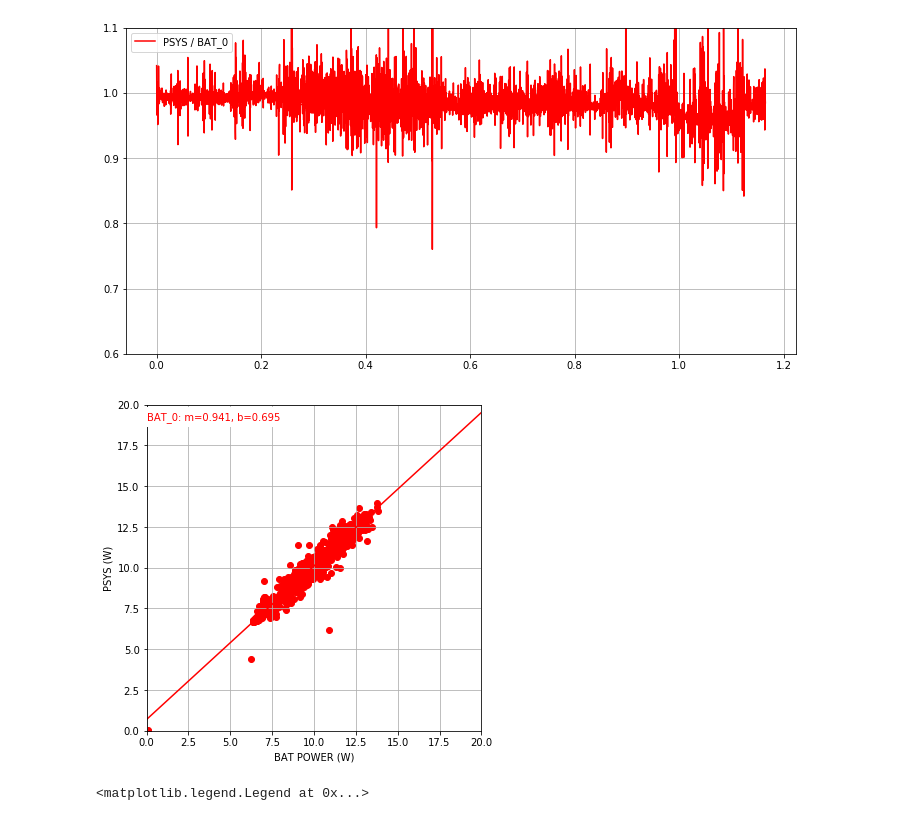
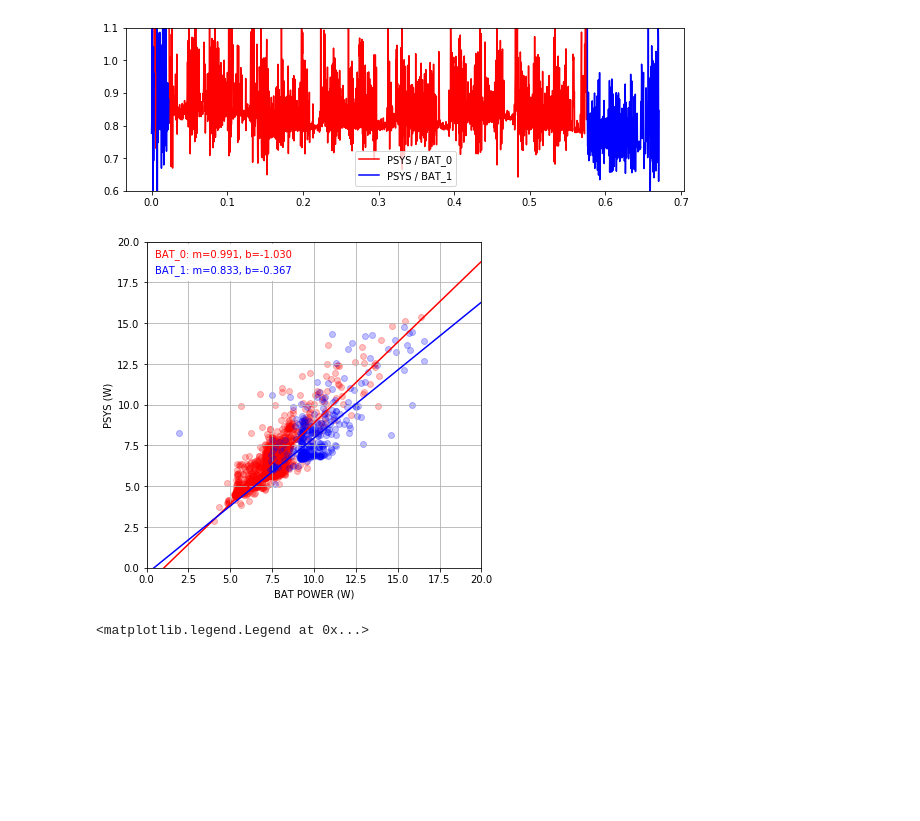
Before and after one commit to gocros/test, a Jupyter notebook: log/plot.ipynb, the cells around one changed output. Saved outputs shown, nothing was run; the diff lists cells and outputs as text; code cells hidden in the pictures; blank space fills up the shorter version.

Commit message:
'plot'

```diff
--- a/log/plot.ipynb
+++ b/log/plot.ipynb
@@ -6,7 +6,7 @@ import matplotlib.pyplot as plt
 import matplotlib.gridspec as gridspec
 %matplotlib inline
 
-DUAL_BAT = False
+DUAL_BAT = True
 
 def uj2w(t,e):
     w = [(e[1]-e[0])/(t[1]-t[0])/1e6]
@@ -80,12 +80,12 @@ ax3.set_ylabel('POWER (W)')
 
 p0 = df["i0"]*df["v0"]/1e12
 if np.mean(p0)!=0:
-    p0 = p0[p0!=0]
+    p0_ = np.array(p0[p0!=0])
 
 if DUAL_BAT:
     p1 = df["i1"]*df["v1"]/1e12
     if np.mean(p1)!=0:
-        p1 = p1[p1!=0]
+        p1_ = np.array(p1[p1!=0])
 
 num_bins = 64
 
@@ -96,8 +96,8 @@ ax90_1.grid(True)
 ax91_1.grid(True)
 
 # the histogram of the data
-n, bins, patches = ax90.hist(p0, num_bins, normed=1, facecolor='red', alpha=PLOT_ALPHA)
-ax90_1.hist(p0, bins=bins, normed=1, histtype='step', color='black', cumulative=True, label='CDF')
+n, bins, patches = ax90.hist(p0_, num_bins, normed=1, facecolor='red', alpha=PLOT_ALPHA)
+ax90_1.hist(p0_, bins=bins, normed=1, histtype='step', color='black', cumulative=True, label='CDF')
 ax90.set_ylabel('MDF')
 ax90_1.set_ylabel('CDF')
 ax90.set_xlabel('Lid Battery Power (W)')
@@ -105,12 +105,11 @@ ax90.set_xlim([min(p0),max(p0)])
 ax90_1.set_ylim([0,1])
 
 if DUAL_BAT:
-    n, bins, patches = ax91.hist(p1, num_bins, normed=1, facecolor='blue', alpha=PLOT_ALPHA)
-    ax91_1.hist(p1, bins=bins, normed=1, histtype='step', color='black', cumulative=True, label='CDF')
+    n, bins, patches = ax91.hist(p1_, num_bins, normed=1, facecolor='blue', alpha=PLOT_ALPHA)
+    ax91_1.hist(p1_, bins=bins, normed=1, histtype='step', color='black', cumulative=True, label='CDF')
     ax91.set_ylabel('MDF')
     ax91_1.set_ylabel('CDF')
     ax91.set_xlabel('Base Battery Power (W)')
     ax91.set_xlim([min(p1),max(p1)])
     ax91_1.set_ylim([0,1])
-    ax.grid()
 # %% [output]
@@ -118,37 +117,50 @@ if DUAL_BAT:
 # %%
 ## PSYS versus BAT_POWER
-fig,ax=plt.subplots(1,1,figsize=(12,6),facecolor='white')
-ax.plot(t, p0/sys_w, c='r', label='PSYS / BAT_0')
-ax.legend()
+fig,ax=plt.subplots(1,1,figsize=(10,3),facecolor='white')
+
+ax.plot(t, sys_w/p0, c='r', label='PSYS / BAT_0')
+ax.legend(facecolor='white')
 ax.grid()
 ax.set_ylim([0.6,1.1])
+
+if DUAL_BAT:
+    ax.plot(t, sys_w/p1, c='b', label='PSYS / BAT_1')
+    ax.legend(facecolor='white')
+    ax.grid()
+    ax.set_ylim([0.6,1.1])
 
 fig,ax=plt.subplots(1,1,figsize=(6,6),facecolor='white')
 x = np.linspace(0,20,num=10)
 
-ax.scatter(p0,sys_w,color='r', label='BAT0')
-z0 = np.polyfit(p0,sys_w,1)
+filt=1
+sys_w_ = np.array(sys_w[p0>filt])
+p0_ = np.array(p0[p0>filt])
+
+ax.scatter(p0_,sys_w_,color='r', label='BAT0', alpha=0.25)
+z0 = np.polyfit(p0_,sys_w_,1)
 y0 = np.poly1d(z0)
 ax.plot(x,y0(x),'r')
-ax.text(0.,19.1,"BAT_0: m={:.3f}, b={:.3f}".format(z0[0],z0[1]),
+ax.text(0.5,19.1,"BAT_0: m={:.3f}, b={:.3f}".format(z0[0],z0[1]),
         color='r', backgroundcolor='white')
 ax.set_xlabel('TIME (HOUR)')
 
 if DUAL_BAT:
-    ax.scatter(p1,sys_w,color='b', label='BAT1')
-    z1 = np.polyfit(p1,sys_w,1)
+    sys_w_ = np.array(sys_w[p1>filt])
+    p1_ = np.array(p1[p1>filt])
+    ax.scatter(p1_,sys_w_,color='b', label='BAT1', alpha=0.25)
+    z1 = np.polyfit(p1_,sys_w_,1)
     y1 = np.poly1d(z1)
     ax.plot(x,y1(x),'b')
     ax.text(0.5,18.1,"BAT_1: m={:.3f}, b={:.3f}".format(z1[0],z1[1]),
             color='b', backgroundcolor='white')
 
 ax.axis([0,20,0,20])
 ax.set_xlabel('BAT POWER (W)')
 ax.set_ylabel('PSYS (W)')
 ax.grid()
 # %% [output]
-[figure, old version]
+[figure, new version]
-[figure, old version]
+[figure, new version]
 # %%
 fig,ax=plt.subplots(figsize=(16,4))
 ax.plot(df["c0"], 'c', lw=4, label='Battery 0')
```
Also changed, not shown: parts of 1 cell of this notebook, 2 other files.
